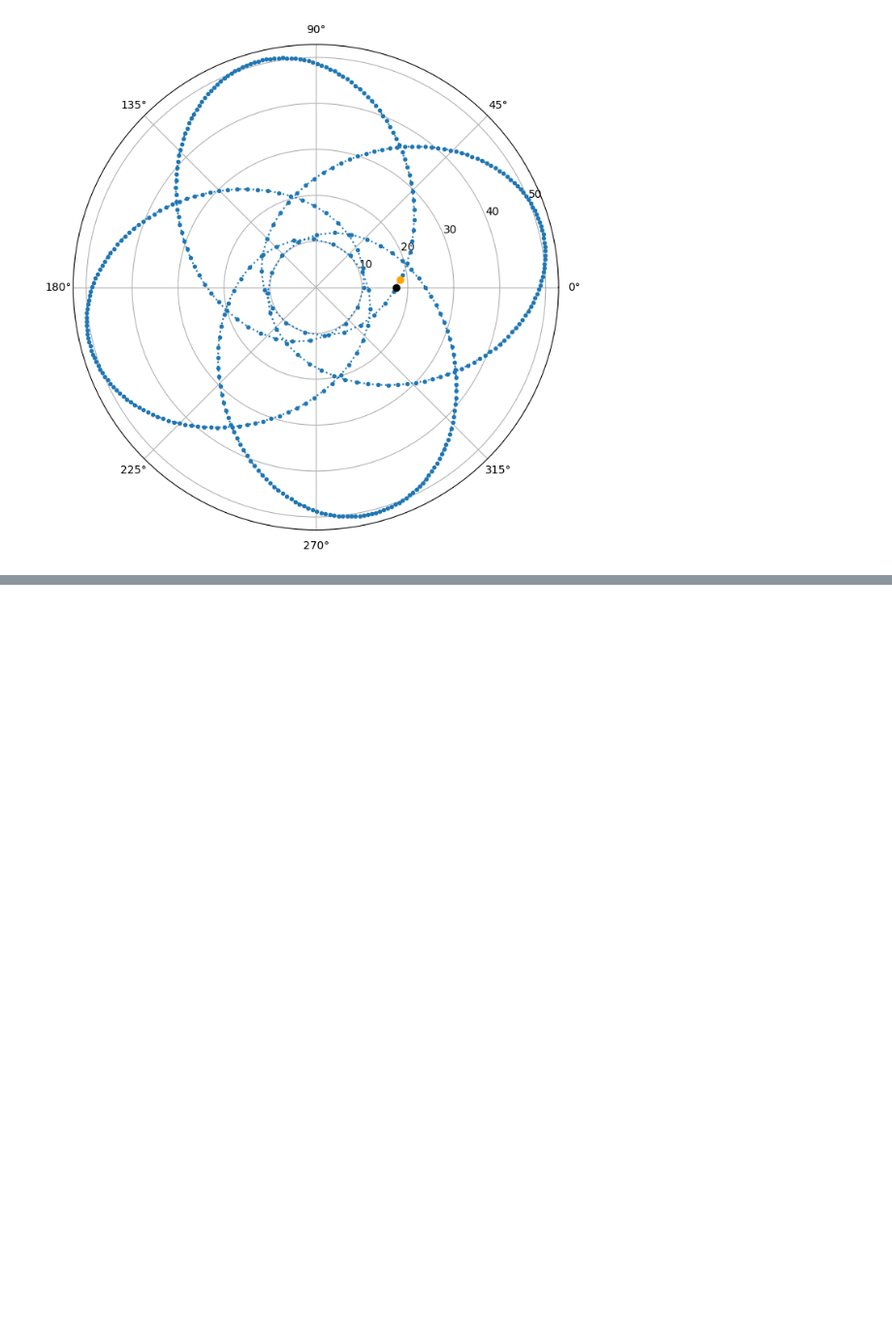
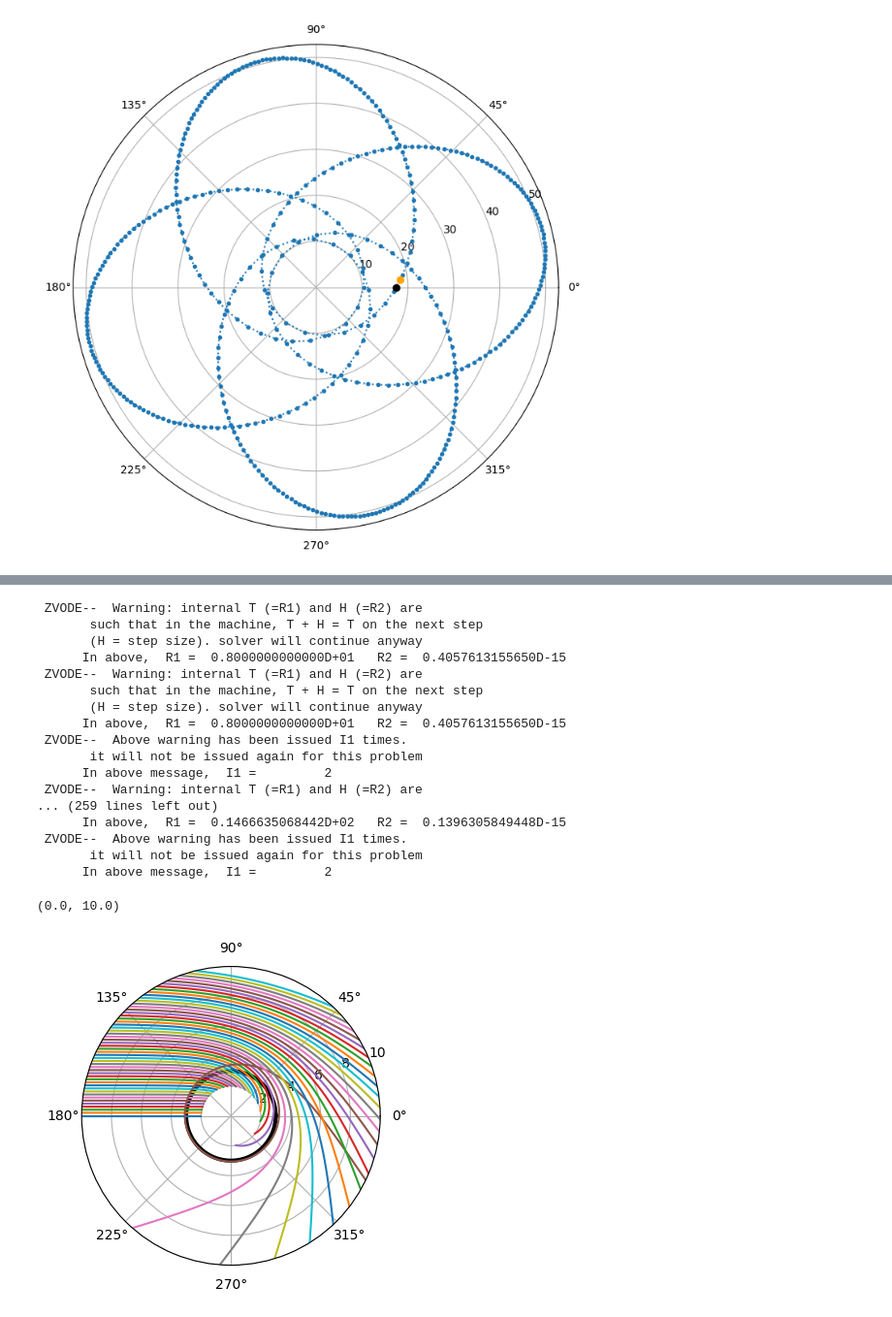
Before and after one commit to uo-phys/gr-winter25, a Jupyter notebook: notebooks/3 - Schwarzschild Geometry.ipynb, the cells around one changed output, grey strips where cells are left out. Shown at 97% size. Cells and saved outputs as stored; diff of their text form; code cells hidden in the pictures; blank space fills up the shorter version.

```diff
--- a/notebooks/3 - Schwarzschild Geometry.ipynb
+++ b/notebooks/3 - Schwarzschild Geometry.ipynb
@@ -128,0 +153,50 @@ plt.polar(x[-1,2], x[-1,1], marker='o', color='orange')
+# %%
+def jacobian_cart_to_polar(r, phi):
+    return np.array([[np.cos(phi), np.sin(phi)], [-np.sin(phi)/r, np.cos(phi)/r]])
+
+def cart_to_polar(x, y):
+    return np.sqrt(x**2 + y**2), np.arctan2(y, x)
+# %%
+def intensity_profile(t, r, phi, *args):
+    return 1 / r**2
+# %%
+plt.figure(figsize=(4, 4))
+phi_space = np.linspace(0, 2*np.pi, 100)
+plt.polar(phi_space, 3 * np.ones(len(phi_space)), color='black', lw=3)
+
+x_0 = -10
+y_space = np.linspace(0, 10, 50)
+k_0 = np.array([1, 0])
+
+intensities = np.zeros(len(y_space))
+
+for i, y_0 in enumerate(y_space):
+    r_0, phi_0 = cart_to_polar(x_0, y_0)
+    k_r_0, k_phi_0 = jacobian_cart_to_polar(r_0, phi_0) @ k_0
+
+    L = r_0**2 * k_phi_0
+    E = np.sqrt(k_r_0**2 + 2 * V_eff(r_0, L, 0))
+
+    tau, x, intensities[i] = integrate_geodesic(r_0, phi_0, E, L, kappa=0, sign=-1, step=0.1, intensity_profile=intensity_profile)
+    plt.polar(x[:, 2], x[:, 1], marker='', ls='-')
+plt.ylim(0, np.abs(np.max(y_space)))
+# %% [output]
+ ZVODE--  Warning: internal T (=R1) and H (=R2) are
+       such that in the machine, T + H = T on the next step
+       (H = step size). solver will continue anyway
+      In above,  R1 =  0.8000000000000D+01   R2 =  0.4057613155650D-15
+ ZVODE--  Warning: internal T (=R1) and H (=R2) are
+       such that in the machine, T + H = T on the next step
+       (H = step size). solver will continue anyway
+      In above,  R1 =  0.8000000000000D+01   R2 =  0.4057613155650D-15
+ ZVODE--  Above warning has been issued I1 times.
+       it will not be issued again for this problem
+      In above message,  I1 =         2
+ ZVODE--  Warning: internal T (=R1) and H (=R2) are
+... (259 lines left out)
+      In above,  R1 =  0.1466635068442D+02   R2 =  0.1396305849448D-15
+ ZVODE--  Above warning has been issued I1 times.
+       it will not be issued again for this problem
+      In above message,  I1 =         2
+(0.0, 10.0)
+[figure, added]
```
Also changed, not shown: parts of 5 cells of this notebook, 2 other files.
